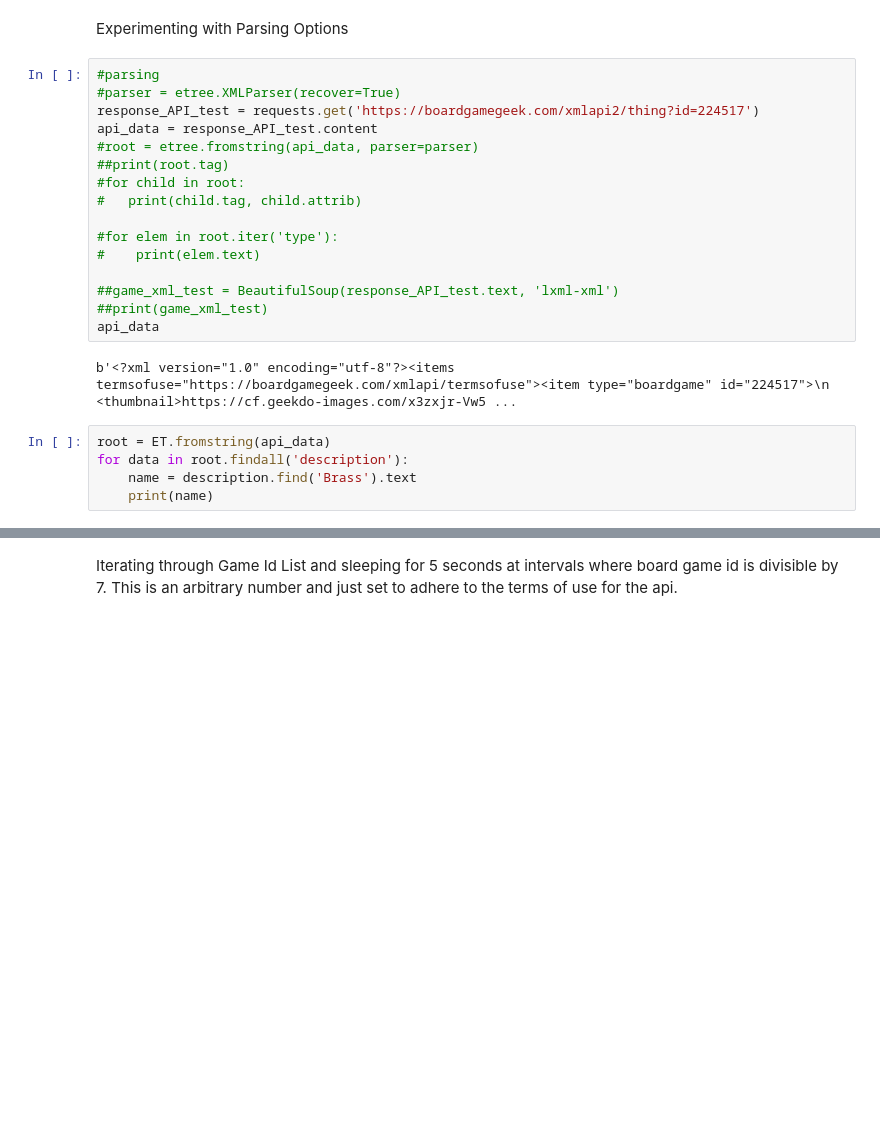
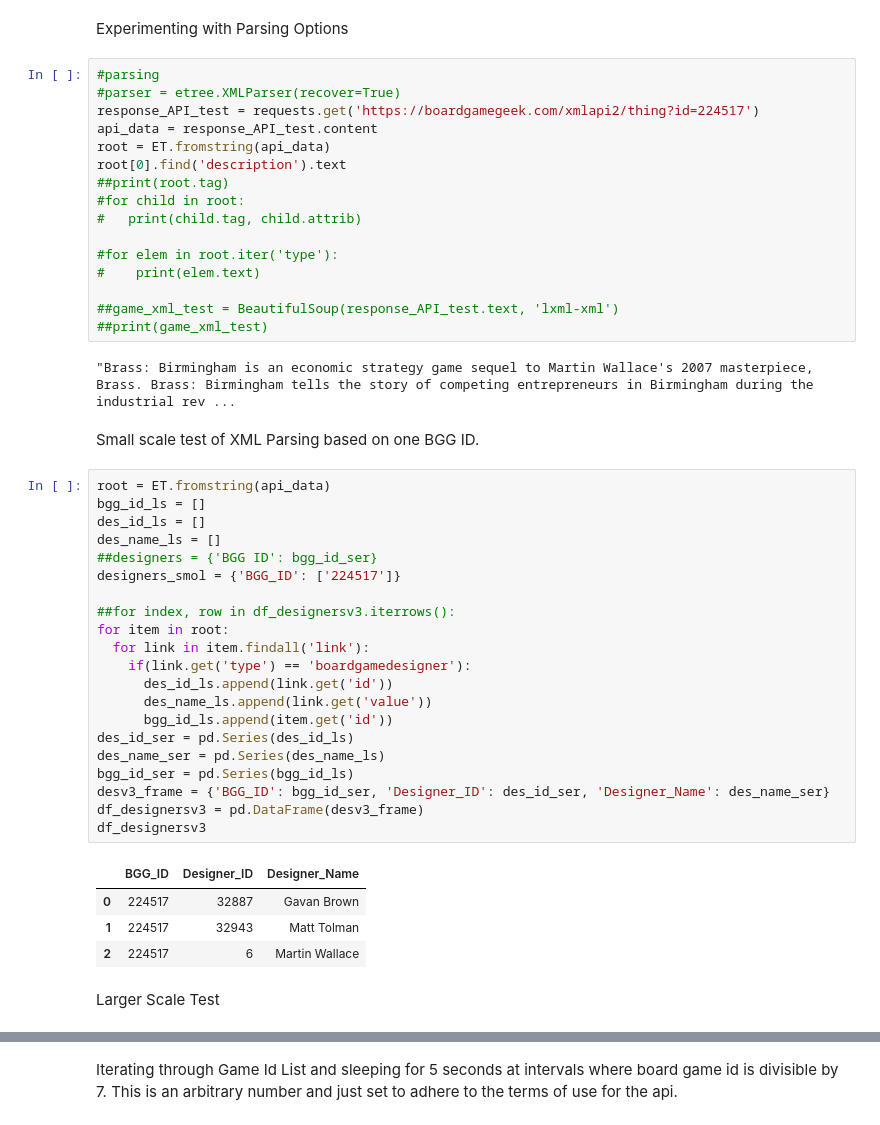
Before and after one commit to jashel08/board_games_capstone, a Jupyter notebook: Board_Games2.ipynb, the cells around one changed output, grey strips where cells are left out. Cells and saved outputs as stored; diff of their text form; blank space fills up the shorter version.

```diff
--- a/Board_Games2.ipynb
+++ b/Board_Games2.ipynb
@@ -172,7 +169,8 @@ Experimenting with Parsing Options
 #parser = etree.XMLParser(recover=True)
 response_API_test = requests.get('https://boardgamegeek.com/xmlapi2/thing?id=224517')
 api_data = response_API_test.content
-#root = etree.fromstring(api_data, parser=parser)
+root = ET.fromstring(api_data)
+root[0].find('description').text
 ##print(root.tag)
 #for child in root:
 #   print(child.tag, child.attrib)
@@ -182,11 +180,35 @@ api_data = response_API_test.content
 
 ##game_xml_test = BeautifulSoup(response_API_test.text, 'lxml-xml')
 ##print(game_xml_test)
-api_data
 # %% [output]
-b'<?xml version="1.0" encoding="utf-8"?><items termsofuse="https://boardgamegeek.com/xmlapi/termsofuse"><item type="boardgame" id="224517">\n         <thumbnail>https://cf.geekdo-images.com/x3zxjr-Vw5 ...
+"Brass: Birmingham is an economic strategy game sequel to Martin Wallace's 2007 masterpiece, Brass. Brass: Birmingham tells the story of competing entrepreneurs in Birmingham during the industrial rev ...
-# %%
-root = ET.fromstring(api_data)
-for data in root.findall('description'):
-    name = description.find('Brass').text
-    print(name)
+# %% [markdown]
+Small scale test of XML Parsing based on one BGG ID.
+# %%
+root = ET.fromstring(api_data)
+bgg_id_ls = []
+des_id_ls = []
+des_name_ls = []
+##designers = {'BGG ID': bgg_id_ser}
+designers_smol = {'BGG_ID': ['224517']}
+
+##for index, row in df_designersv3.iterrows():
+for item in root:
+  for link in item.findall('link'):
+    if(link.get('type') == 'boardgamedesigner'):
+      des_id_ls.append(link.get('id'))
+      des_name_ls.append(link.get('value'))
+      bgg_id_ls.append(item.get('id'))
+des_id_ser = pd.Series(des_id_ls)
+des_name_ser = pd.Series(des_name_ls)
+bgg_id_ser = pd.Series(bgg_id_ls)
+desv3_frame = {'BGG_ID': bgg_id_ser, 'Designer_ID': des_id_ser, 'Designer_Name': des_name_ser}
+df_designersv3 = pd.DataFrame(desv3_frame)
+df_designersv3
+# %% [output]
+|  | BGG_ID | Designer_ID | Designer_Name |
+| 0 | 224517 | 32887 | Gavan Brown |
+| 1 | 224517 | 32943 | Matt Tolman |
+| 2 | 224517 | 6 | Martin Wallace |
+# %% [markdown]
+Larger Scale Test
```
Also changed, not shown: parts of 14 cells of this notebook.
